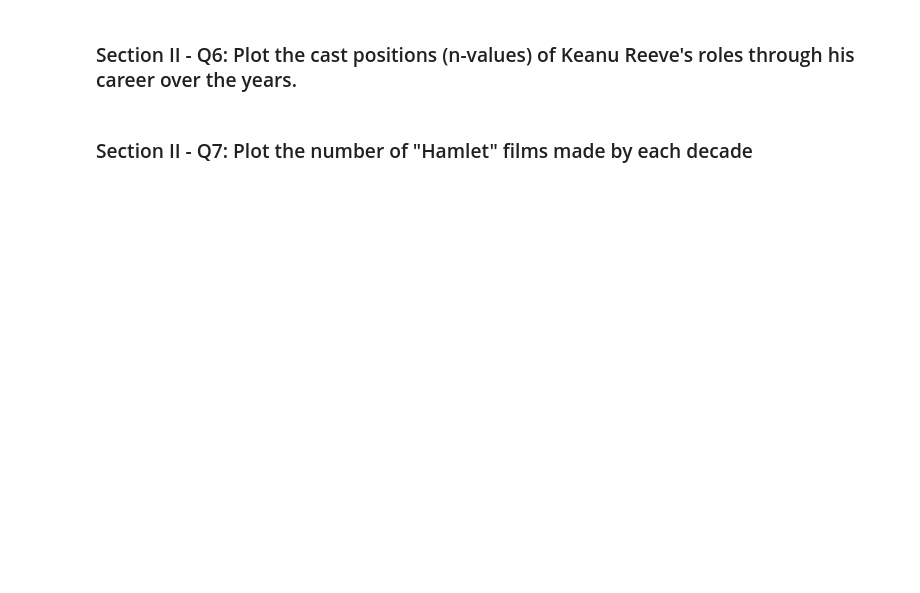
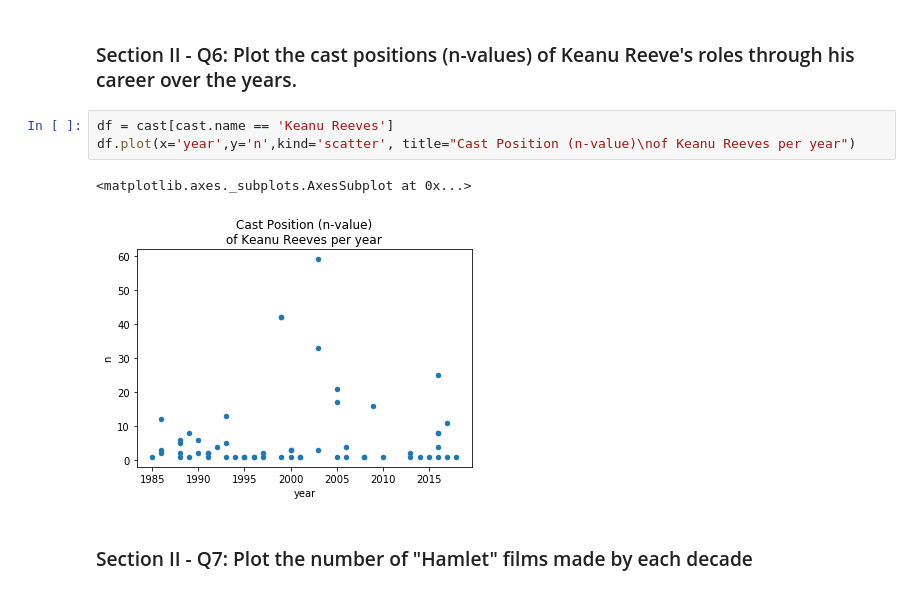
Before and after one commit to zyerusha/mec-mini-projects, a Jupyter notebook: mec-5.3.10-data-wranging-with-pandas-mini-project/Mini_Project_Data_Wrangling_Pandas.ipynb, the cells around one changed output. Drawn from its saved outputs; the diff is of its cells as text; blank space fills up the shorter version.

```diff
--- a/mec-5.3.10-data-wranging-with-pandas-mini-project/Mini_Project_Data_Wrangling_Pandas.ipynb
+++ b/mec-5.3.10-data-wranging-with-pandas-mini-project/Mini_Project_Data_Wrangling_Pandas.ipynb
@@ -366,4 +534,10 @@ top_ten.plot(kind='barh')
 # %% [markdown]
 ### Section II - Q6: Plot the cast positions (n-values) of Keanu Reeve's roles through his career over the years.
+# %%
+df = cast[cast.name == 'Keanu Reeves']
+df.plot(x='year',y='n',kind='scatter', title="Cast Position (n-value)\nof Keanu Reeves per year")
+# %% [output]
+<matplotlib.axes._subplots.AxesSubplot at 0x...>
+[figure, added]
 # %% [markdown]
 ### Section II - Q7: Plot the number of "Hamlet" films made by each decade
```
Also changed, not shown: parts of 25 cells of this notebook.
